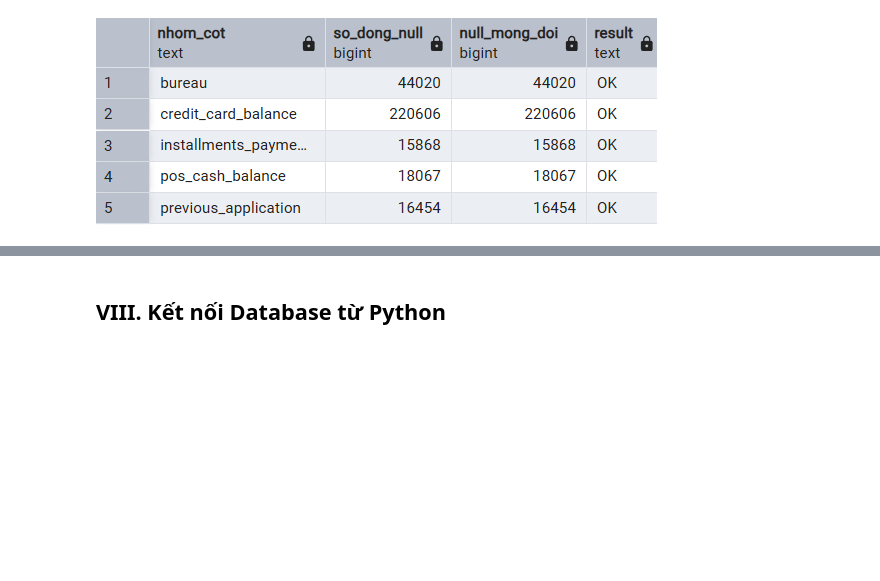
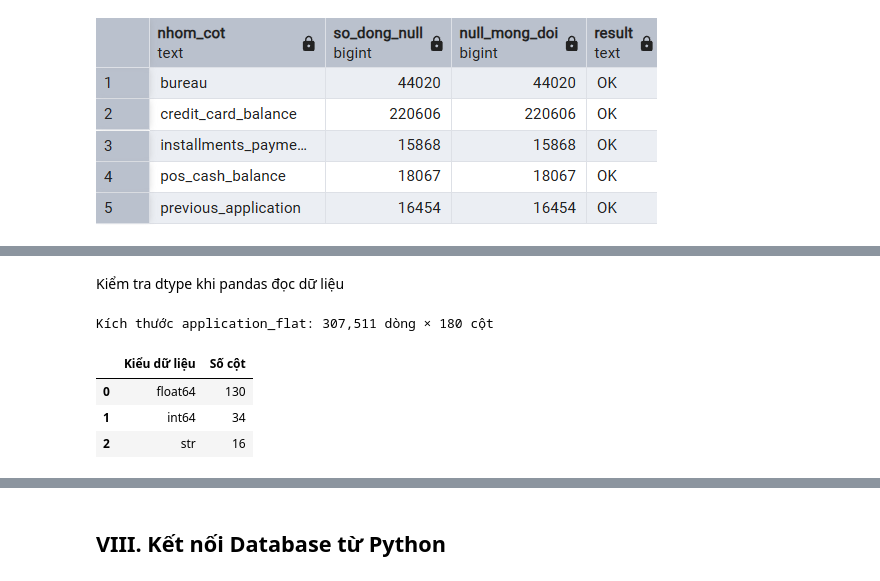
Before and after one commit to thanhhung9720001-collab/credit-risk-classifier, a Jupyter notebook: notebooks/02_database_organization.ipynb, the cells around one changed output, grey strips where cells are left out. Drawn from its saved outputs; the diff is of its cells as text; code cells hidden in the pictures; blank space fills up the shorter version.

```diff
--- a/notebooks/02_database_organization.ipynb
+++ b/notebooks/02_database_organization.ipynb
@@ -728,0 +770,24 @@ ORDER BY nhom_cot;
+# %% [markdown]
+Kiểm tra dtype khi pandas đọc dữ liệu
+# %%
+import warnings
+
+with warnings.catch_warnings():
+    warnings.simplefilter("ignore")
+    df = pd.read_sql("SELECT * FROM application_flat", conn)
+
+dtype_summary = (
+    df.dtypes.astype(str)
+      .value_counts()
+      .rename_axis("Kiểu dữ liệu")
+      .reset_index(name="Số cột")
+)
+
+print(f"Kích thước application_flat: {df.shape[0]:,} dòng × {df.shape[1]} cột")
+display(dtype_summary)
+# %% [output]
+Kích thước application_flat: 307,511 dòng × 180 cột
+|  | Kiểu dữ liệu | Số cột |
+| 0 | float64 | 130 |
+| 1 | int64 | 34 |
+| 2 | str | 16 |
```
Also changed, not shown: parts of 7 cells of this notebook, 1 other file.
